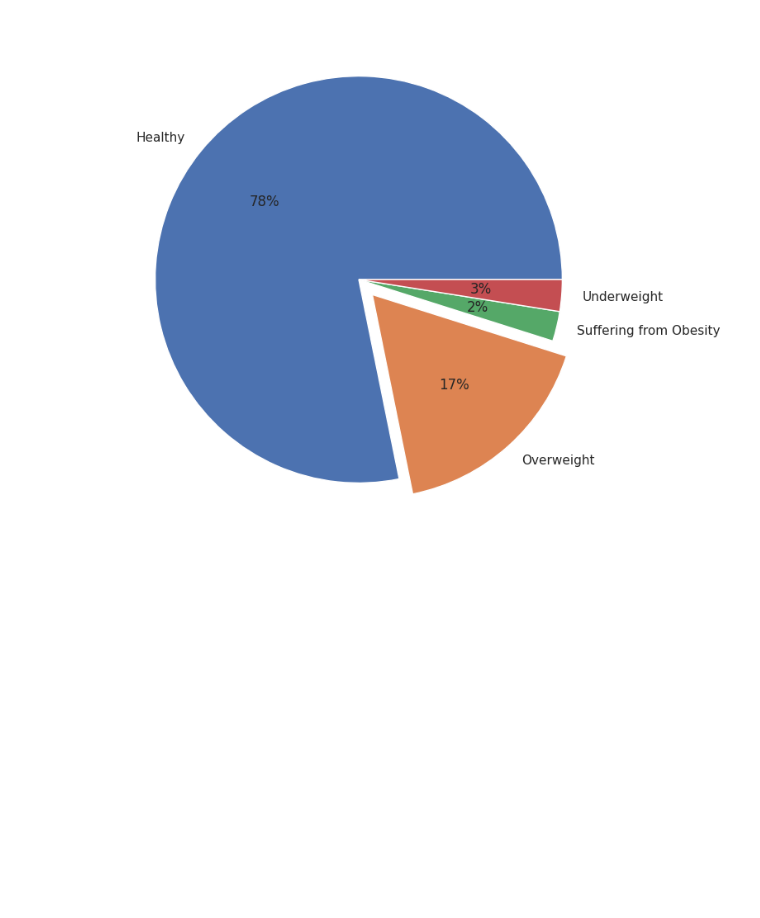
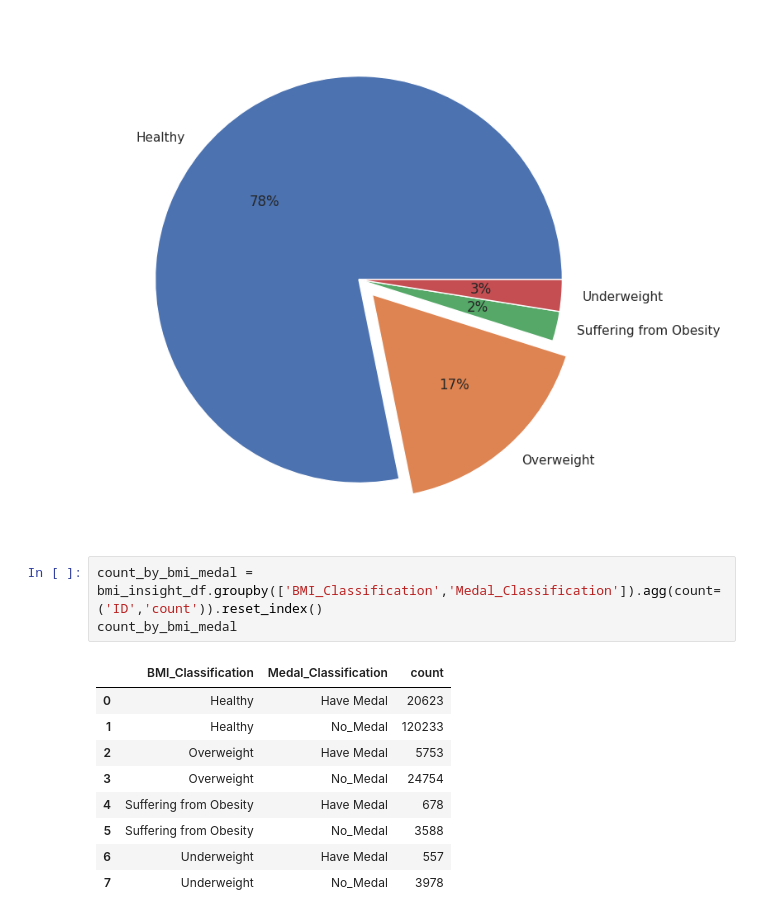
Before and after one commit to tvphu213/proj-1, a Jupyter notebook: analysis.ipynb, the cells around one changed output. Drawn from its saved outputs; the diff is of its cells as text; blank space fills up the shorter version.

```diff
--- a/analysis.ipynb
+++ b/analysis.ipynb
@@ -280,3 +280,16 @@ plt.pie(bmi_data.total_person, labels=bmi_data.BMI_Classification, colors=palett
 plt.show()
 # %% [output]
 [figure]
+# %%
+count_by_bmi_medal = bmi_insight_df.groupby(['BMI_Classification','Medal_Classification']).agg(count=('ID','count')).reset_index()
+count_by_bmi_medal
+# %% [output]
+|  | BMI_Classification | Medal_Classification | count |
+| 0 | Healthy | Have Medal | 20623 |
+| 1 | Healthy | No_Medal | 120233 |
+| 2 | Overweight | Have Medal | 5753 |
+| 3 | Overweight | No_Medal | 24754 |
+| 4 | Suffering from Obesity | Have Medal | 678 |
+| 5 | Suffering from Obesity | No_Medal | 3588 |
+| 6 | Underweight | Have Medal | 557 |
+| 7 | Underweight | No_Medal | 3978 |
```
Also changed, not shown: parts of 4 cells of this notebook.
